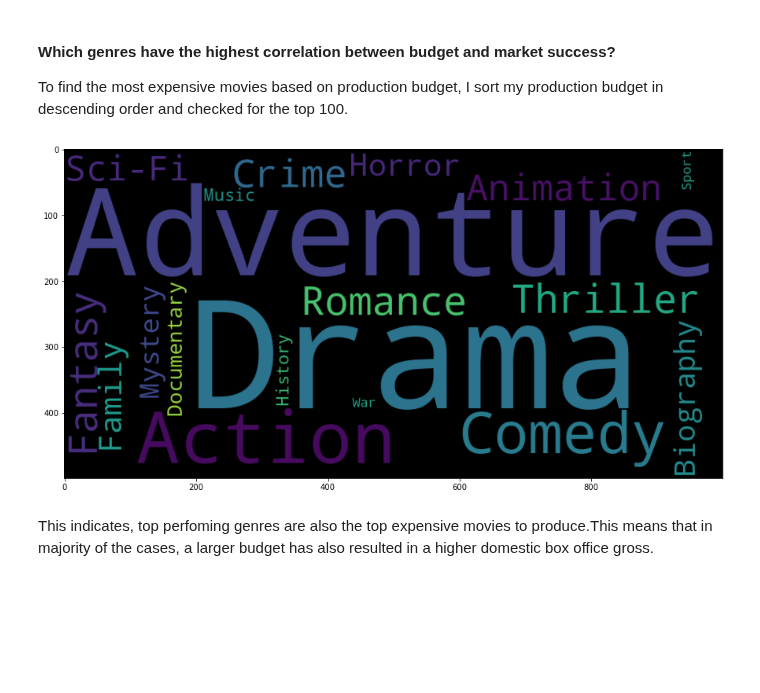
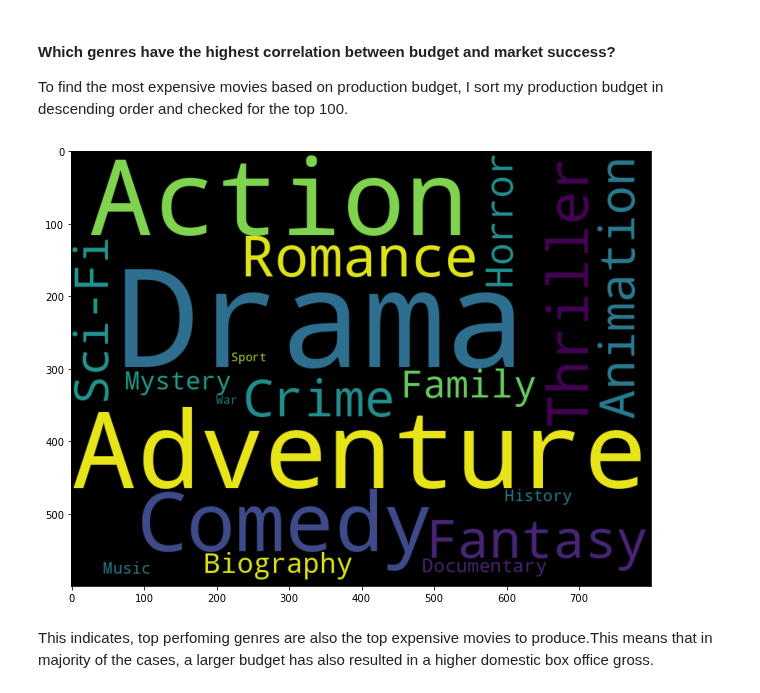
Before and after one commit to adikamunyao/movies-project, a Jupyter notebook: data analysis.ipynb, the cells around one changed output. Saved outputs shown, nothing was run; the diff lists cells and outputs as text; code cells hidden in the pictures; blank space fills up the shorter version.

```diff
--- a/data analysis.ipynb
+++ b/data analysis.ipynb
@@ -243,14 +278,14 @@ top_expensive_genre = final_data.sort_values(by=['production_budget'], ascending
 # %%
 genres_in_top_expensive_movies = dict(top_expensive_genre['genres'].str.split(',', expand=True).stack().value_counts())
 
-wordcloud = WordCloud(width = 1000, height = 500,
+wordcloud = WordCloud(width = 800, height = 600,
                      collocations = False,
                       ).generate_from_frequencies(genres_in_top_expensive_movies)
 
 plt.figure(figsize=(15,8))
 plt.imshow(wordcloud);
 # %% [output]
-[figure, old version]
+[figure, new version]
 # %% [markdown]
 This indicates, top perfoming genres are also the top expensive movies to produce.This means that in  majority of the cases, a larger budget has also resulted in a higher domestic box office gross.
 # %% [markdown]
```
Also changed, not shown: parts of 5 cells of this notebook, 1 other file.
